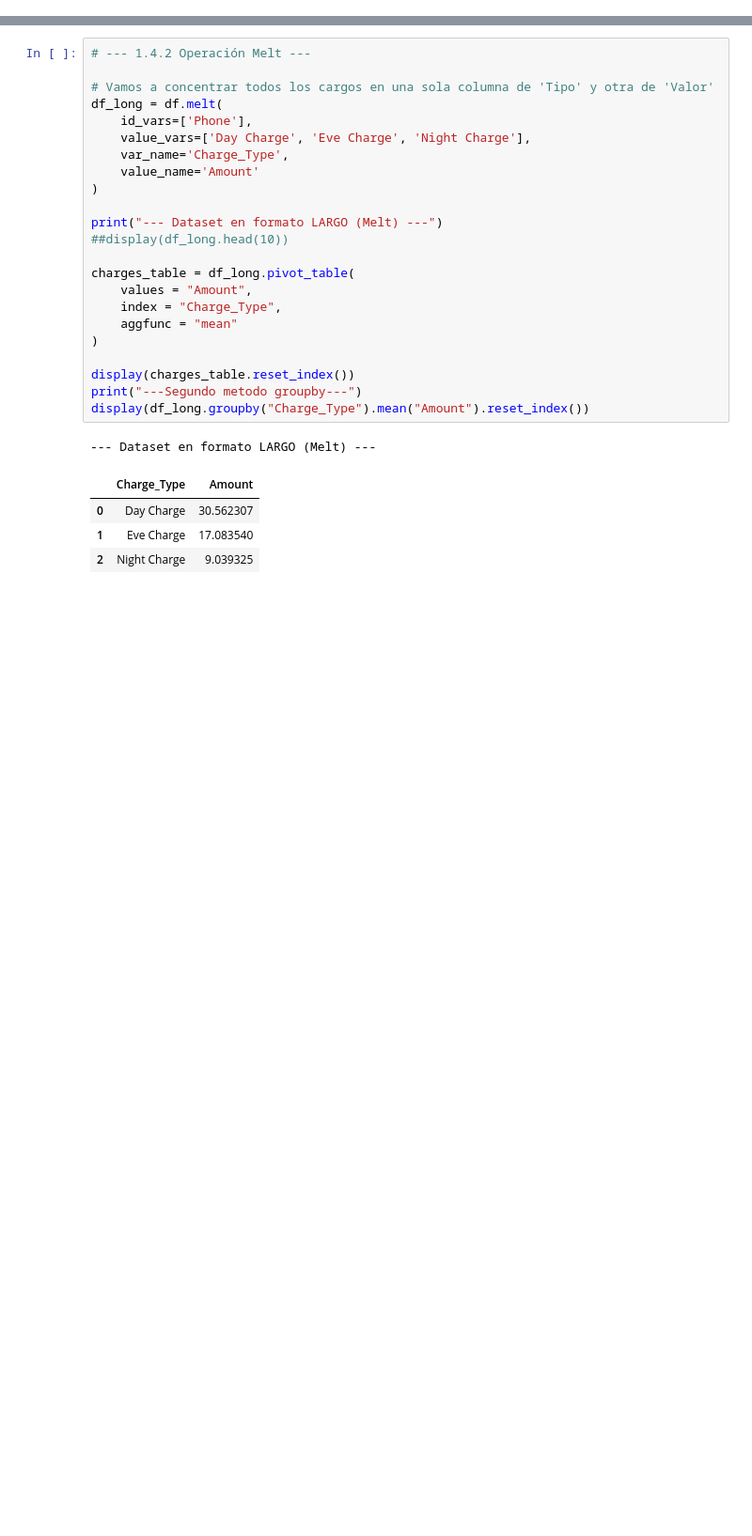
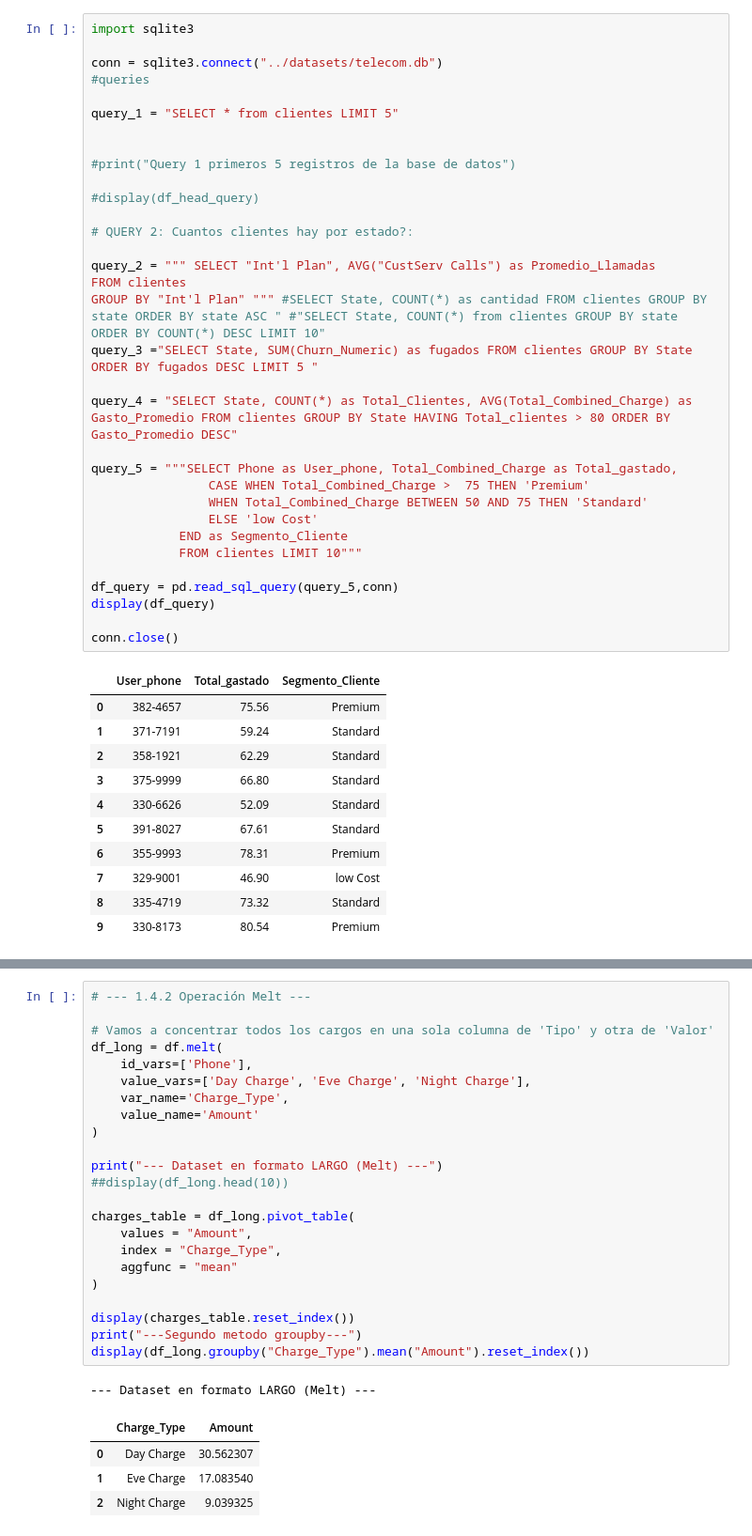
Before and after one commit to HighUltra/ai-mlops-portfolio, a Jupyter notebook: 01_python_data/pandas_fundamentals.ipynb, the cells around one changed output, grey strips where cells are left out. Shown at 94% size. Cells and saved outputs as stored; diff of their text form; blank space fills up the shorter version.

```diff
--- a/01_python_data/pandas_fundamentals.ipynb
+++ b/01_python_data/pandas_fundamentals.ipynb
@@ -1,3 +1,48 @@
+# %%
+import sqlite3
+
+conn = sqlite3.connect("../datasets/telecom.db")
+#queries
+
+query_1 = "SELECT * from clientes LIMIT 5"
+
+
+#print("Query 1 primeros 5 registros de la base de datos")
+
+#display(df_head_query)
+
+# QUERY 2: Cuantos clientes hay por estado?:
+
+query_2 = """ SELECT "Int'l Plan", AVG("CustServ Calls") as Promedio_Llamadas
+FROM clientes
+GROUP BY "Int'l Plan" """ #SELECT State, COUNT(*) as cantidad FROM clientes GROUP BY state ORDER BY state ASC " #"SELECT State, COUNT(*) from clientes GROUP BY state ORDER BY COUNT(*) DESC LIMIT 10"
+query_3 ="SELECT State, SUM(Churn_Numeric) as fugados FROM clientes GROUP BY State ORDER BY fugados DESC LIMIT 5 "
+
+query_4 = "SELECT State, COUNT(*) as Total_Clientes, AVG(Total_Combined_Charge) as Gasto_Promedio FROM clientes GROUP BY State HAVING Total_clientes > 80 ORDER BY Gasto_Promedio DESC"
+
+query_5 = """SELECT Phone as User_phone, Total_Combined_Charge as Total_gastado,
+                CASE WHEN Total_Combined_Charge >  75 THEN 'Premium'
+                WHEN Total_Combined_Charge BETWEEN 50 AND 75 THEN 'Standard'
+                ELSE 'low Cost'
+            END as Segmento_Cliente
+            FROM clientes LIMIT 10"""
+
+df_query = pd.read_sql_query(query_5,conn)
+display(df_query)
+
+conn.close()
+# %% [output]
+|  | User_phone | Total_gastado | Segmento_Cliente |
+| 0 | 382-4657 | 75.56 | Premium |
+| 1 | 371-7191 | 59.24 | Standard |
+| 2 | 358-1921 | 62.29 | Standard |
+| 3 | 375-9999 | 66.80 | Standard |
+| 4 | 330-6626 | 52.09 | Standard |
+| 5 | 391-8027 | 67.61 | Standard |
+| 6 | 355-9993 | 78.31 | Premium |
+| 7 | 329-9001 | 46.90 | low Cost |
+| 8 | 335-4719 | 73.32 | Standard |
+| 9 | 330-8173 | 80.54 | Premium |
 # %%
 import time
 
```
Also changed, not shown: parts of 1 cell of this notebook, 2 other files.
